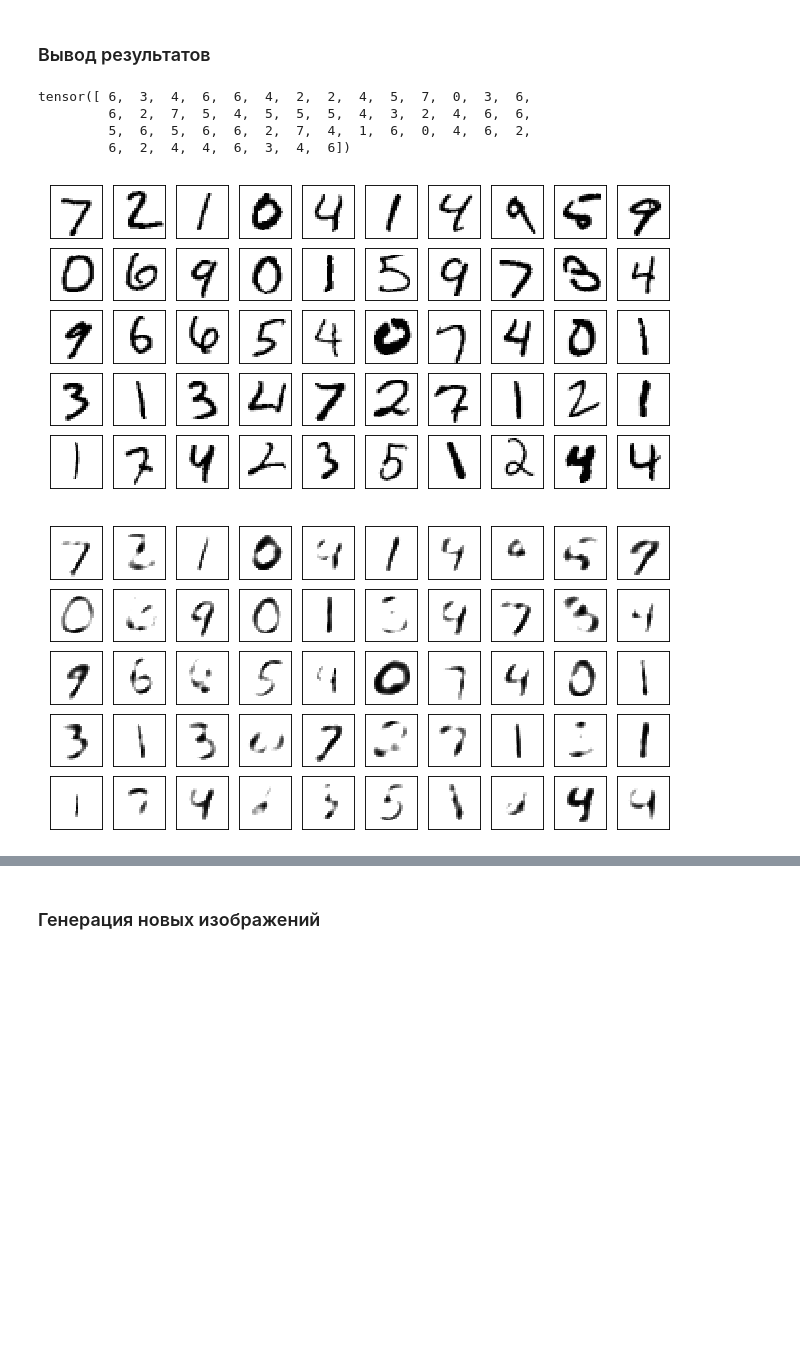
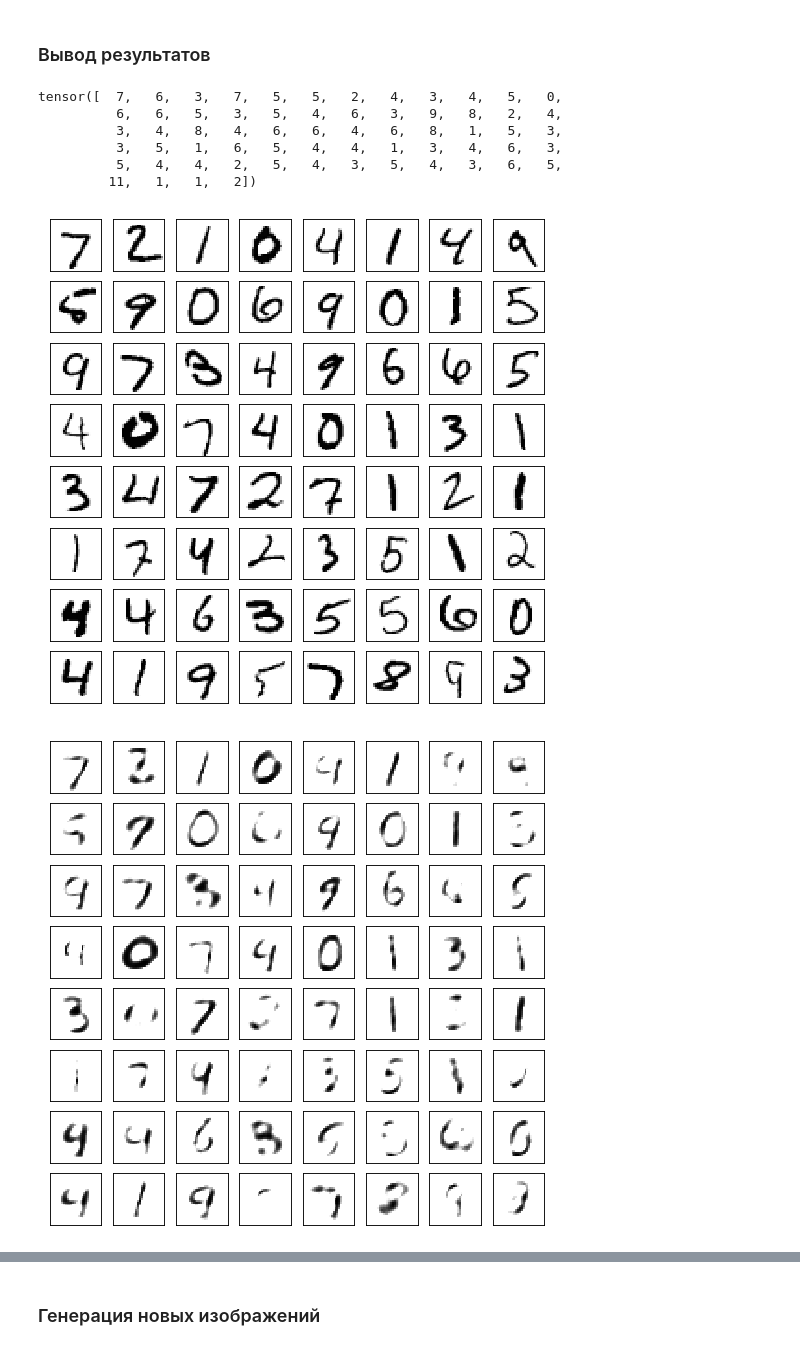
Before and after one commit to aleksey-egorov/dl-engineer-homework, a Jupyter notebook: homework_4/sparse_ae_2layers_kl_generate_image.ipynb, the cells around one changed output, grey strips where cells are left out. Drawn from its saved outputs; the diff is of its cells as text; code cells hidden in the pictures; blank space fills up the shorter version.

```diff
--- a/homework_4/sparse_ae_2layers_kl_generate_image.ipynb
+++ b/homework_4/sparse_ae_2layers_kl_generate_image.ipynb
@@ -14,7 +15,7 @@ mnist_transform = transforms.Compose([
                 transforms.ToTensor(),
                 transforms.Normalize((0.5,), (0.5,)),
            ])
-train_loader, valid_loader, test_loader = mnist(valid=10000, transform=mnist_transform)
+train_loader, valid_loader, test_loader = mnist(valid=10000, transform=mnist_transform, batch_size=64)
 # %%
 class Encoder(nn.Module):
     def __init__(self, latent_size=10):
@@ -185,7 +178,7 @@ torch.save(models['64'], './model_64_kl')
 # %% [markdown]
 ### Вывод результатов
 # %%
-model = torch.load('./model_64_kl')
+model = torch.load('./model_64_kl_gn1')
 # %%
 data, _ = next(iter(test_loader))
 output = model(data)
@@ -199,15 +192,17 @@ with torch.no_grad():
     decoded_f = model.decode(encoded)
     f_to_plot = ((decoded_f.view(-1, 1, 28, 28)+1)*0.5).clamp(0, 1).data.numpy()
 # %% [output]
-tensor([ 6,  3,  4,  6,  6,  4,  2,  2,  4,  5,  7,  0,  3,  6,
-         6,  2,  7,  5,  4,  5,  5,  5,  4,  3,  2,  4,  6,  6,
-         5,  6,  5,  6,  6,  2,  7,  4,  1,  6,  0,  4,  6,  2,
-         6,  2,  4,  4,  6,  3,  4,  6])
+tensor([  7,   6,   3,   7,   5,   5,   2,   4,   3,   4,   5,   0,
+          6,   6,   5,   3,   5,   4,   6,   3,   9,   8,   2,   4,
+          3,   4,   8,   4,   6,   6,   4,   6,   8,   1,   5,   3,
+          3,   5,   1,   6,   5,   4,   4,   1,   3,   4,   6,   3,
+          5,   4,   4,   2,   5,   4,   3,   5,   4,   3,   6,   5,
+         11,   1,   1,   2])
 # %%
-plot_mnist(data.data.numpy(), (5, 10))
-plot_mnist(to_plot, (5, 10))
-plot_mnist(f_to_plot, (5, 10))
+plot_mnist(data.data.numpy(), (8, 8))
+plot_mnist(to_plot, (8, 8))
+plot_mnist(f_to_plot, (8, 8))
 plot_mnist(dec_to_plot, (8, 8))
 # %% [output]
-[figure, old version]
+[figure, new version]
-[figure, old version]
+[figure, new version]
```
Also changed, not shown: parts of 14 cells of this notebook, 2 other files.
